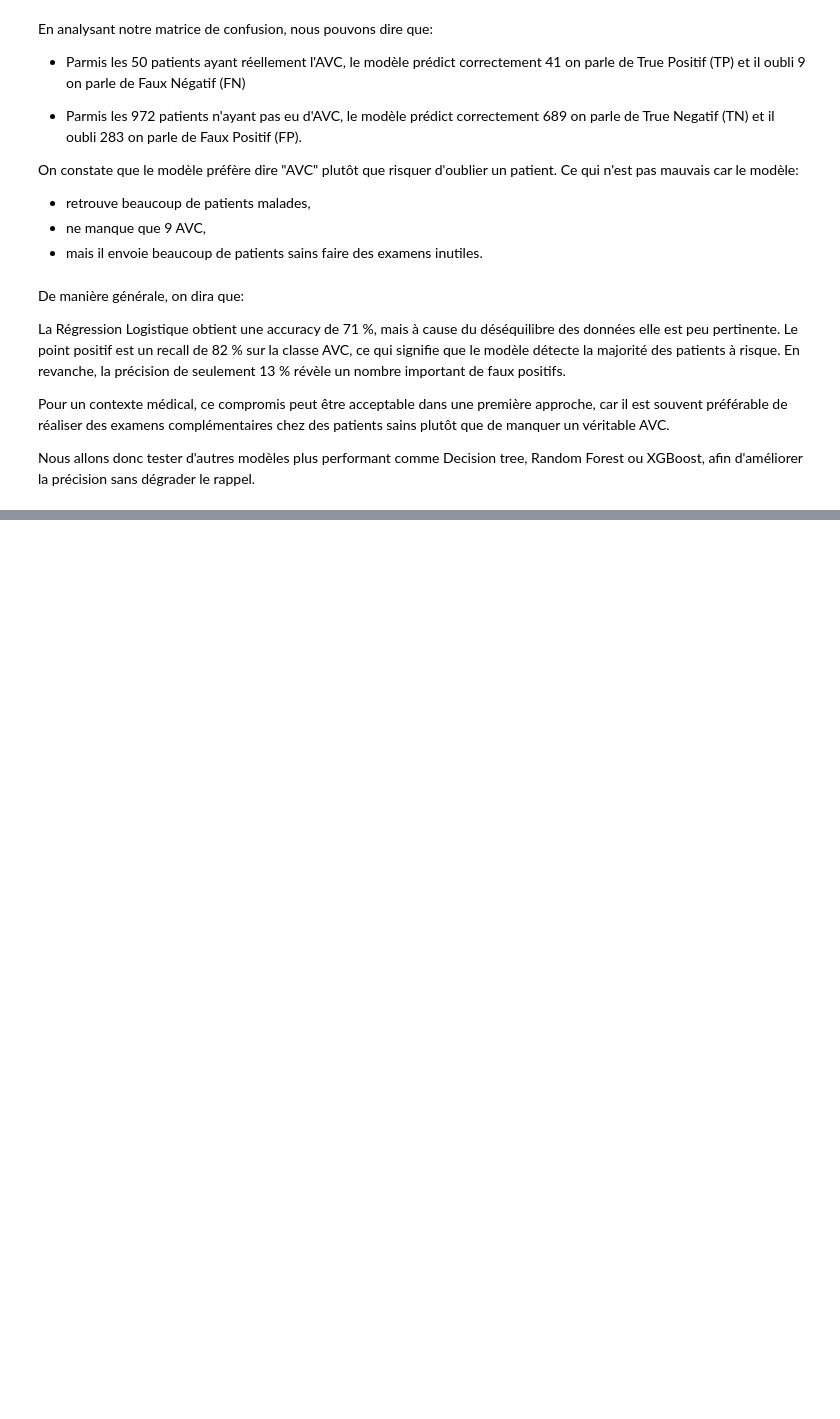
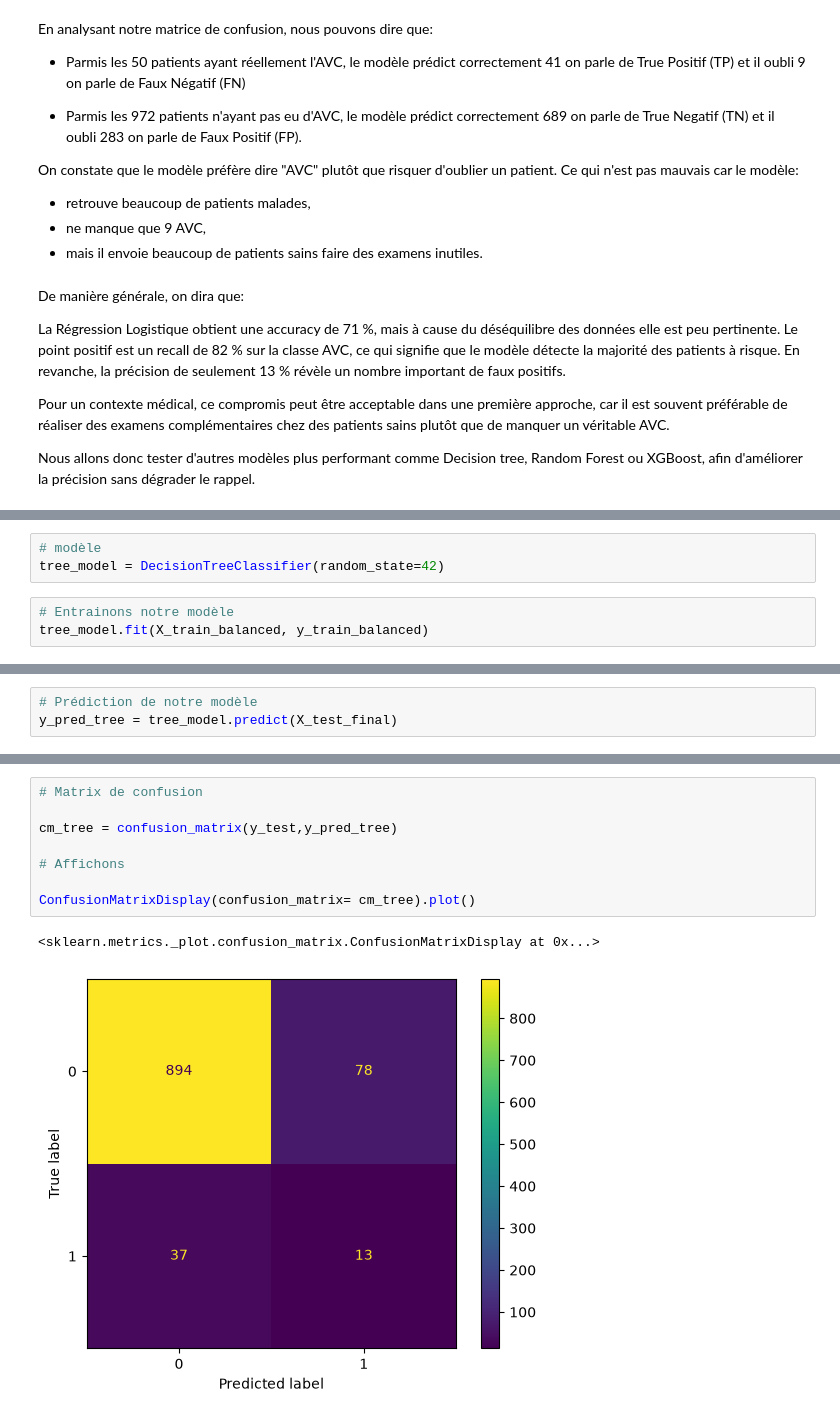
Before and after one commit to Audrey-Djomi/Pr-diction-du-risque-d-AVC-par-Machine-Learning, a Jupyter notebook: notebooks/04_model_training.ipynb, the cells around one changed output, grey strips where cells are left out. Saved outputs shown, nothing was run; the diff lists cells and outputs as text; blank space fills up the shorter version.

Commit message:
modèle Decision Tree: entrainer et evaluer

```diff
--- a/notebooks/04_model_training.ipynb
+++ b/notebooks/04_model_training.ipynb
@@ -483,0 +487,6 @@ Nous allons donc tester d'autres modèles plus performant comme Decision tree, R
+# %%
+# modèle
+tree_model = DecisionTreeClassifier(random_state=42)
+# %%
+# Entrainons notre modèle
+tree_model.fit(X_train_balanced, y_train_balanced)
@@ -483,0 +495,3 @@ Nous allons donc tester d'autres modèles plus performant comme Decision tree, R
+# %%
+# Prédiction de notre modèle
+y_pred_tree = tree_model.predict(X_test_final)
@@ -483,0 +521,11 @@ Nous allons donc tester d'autres modèles plus performant comme Decision tree, R
+# %%
+# Matrix de confusion
+
+cm_tree = confusion_matrix(y_test,y_pred_tree)
+
+# Affichons
+
+ConfusionMatrixDisplay(confusion_matrix= cm_tree).plot()
+# %% [output]
+<sklearn.metrics._plot.confusion_matrix.ConfusionMatrixDisplay at 0x...>
+[figure, added]
```
Also changed, not shown: parts of 11 cells of this notebook, 1 other file.
